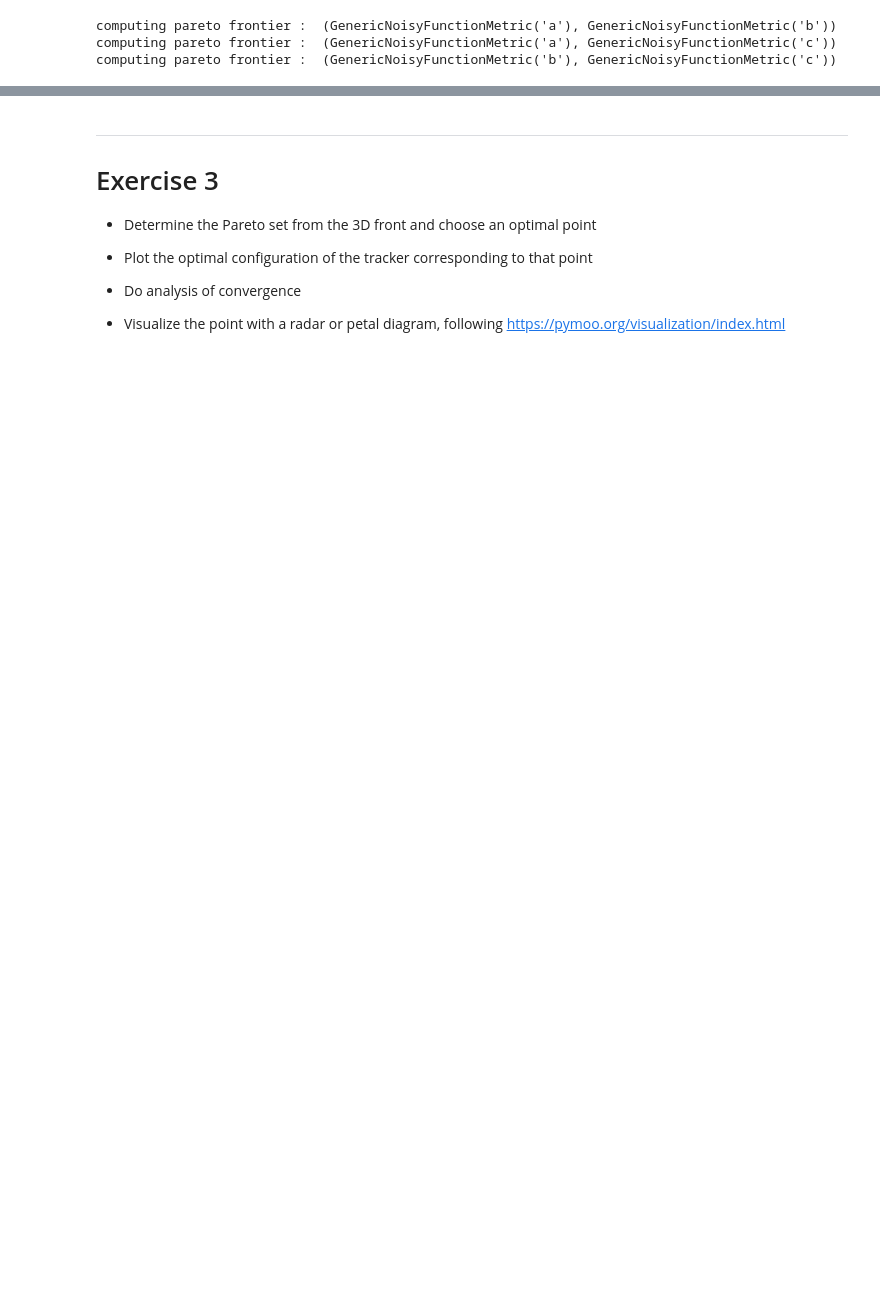
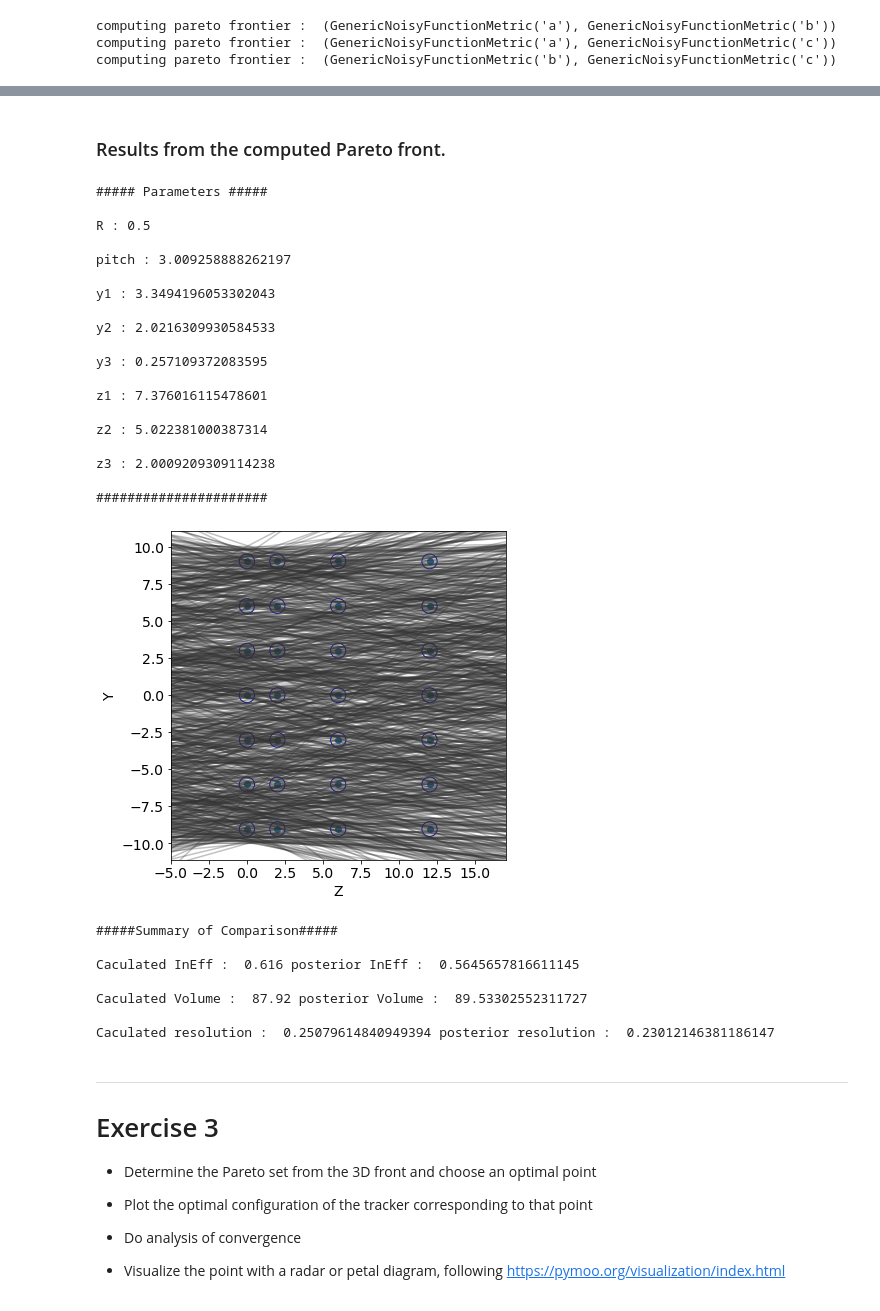
Before and after one commit to cfteach/nnpss, a Jupyter notebook: notebooks/exe3b_moo_BO_3obj.ipynb, the cells around one changed output, grey strips where cells are left out. Drawn from its saved outputs; the diff is of its cells as text; code cells hidden in the pictures; blank space fills up the shorter version.

```diff
--- a/notebooks/exe3b_moo_BO_3obj.ipynb
+++ b/notebooks/exe3b_moo_BO_3obj.ipynb
@@ -569,3 +622,66 @@ render(tile_cross_validation(cv))
+# %% [markdown]
+### Results from the computed Pareto front.
+# %%
+# Extract performance of the pareto front, 3 in here frontier[s] s = [a, b, c]
+def plot_from_pareto(frontier, index):
+    '''
+        Input: ParetoFrontierResults, enquiry index to plot
+    '''
+    params = [frontier.param_dicts[index]['x{}'.format(i)] for i in range(8)]
+    metric_names = frontier.absolute_metrics
+    pred_means = [frontier.means[metric][index] for metric in metric_names]
+    R = params[0]; pitch = params[1]
+    Y = params[2:5]; Z = params[5:]
+    param_names = ["R", "pitch", "y1", "y2", "y3", "z1", "z2", "z3"]
+    print("##### Parameters #####\n")
+    for p in range(len(params)):
+        print ("{} : {}\n".format(param_names[p], params[p]))
+    print("######################\n")
+
+    tr = detector2.Tracker(R, pitch, y1, y2, y3, z1, z2, z3)
+    Z, Y = tr.create_geometry()
+    res.update_design_point(np.array(params))
+    detector2.geometry_display(Z, Y, R, y_min=y_min, y_max=y_max,block=False, pause=-1)
+    detector2.tracks_display(tracks, Z,block=False,pause=-1)
+    score = detector2.get_score(Z, Y, tracks, R)
+    frac_detected = score[0]
+    resolution = score[1]
+    fvolume = detector2.wires_volume(Y, y_min, y_max, R)
+
+    print ("\n#####Summary of Comparison#####\n")
+    print ("Caculated InEff : ", 1. - frac_detected, "posterior InEff : ", pred_means[0], "\n")
+    print ("Caculated Volume : ", fvolume, "posterior Volume : ", pred_means[1], "\n")
+    print ("Caculated resolution : ", resolution, "posterior resolution : ", pred_means[2], "\n")
+
+plot_from_pareto(frontier[1], 24)
+# %% [output]
+##### Parameters #####
+
+R : 0.5
+
+pitch : 3.009258888262197
+
+y1 : 3.3494196053302043
+
+y2 : 2.0216309930584533
+
+y3 : 0.257109372083595
+
+z1 : 7.376016115478601
+
+z2 : 5.022381000387314
+
+z3 : 2.0009209309114238
+
+######################
+[figure, added]
+#####Summary of Comparison#####
+
+Caculated InEff :  0.616 posterior InEff :  0.5645657816611145
+
+Caculated Volume :  87.92 posterior Volume :  89.53302552311727
+
+Caculated resolution :  0.25079614840949394 posterior resolution :  0.23012146381186147
 # %% [markdown]
 ---
 
```
Also changed, not shown: parts of 10 cells of this notebook.
